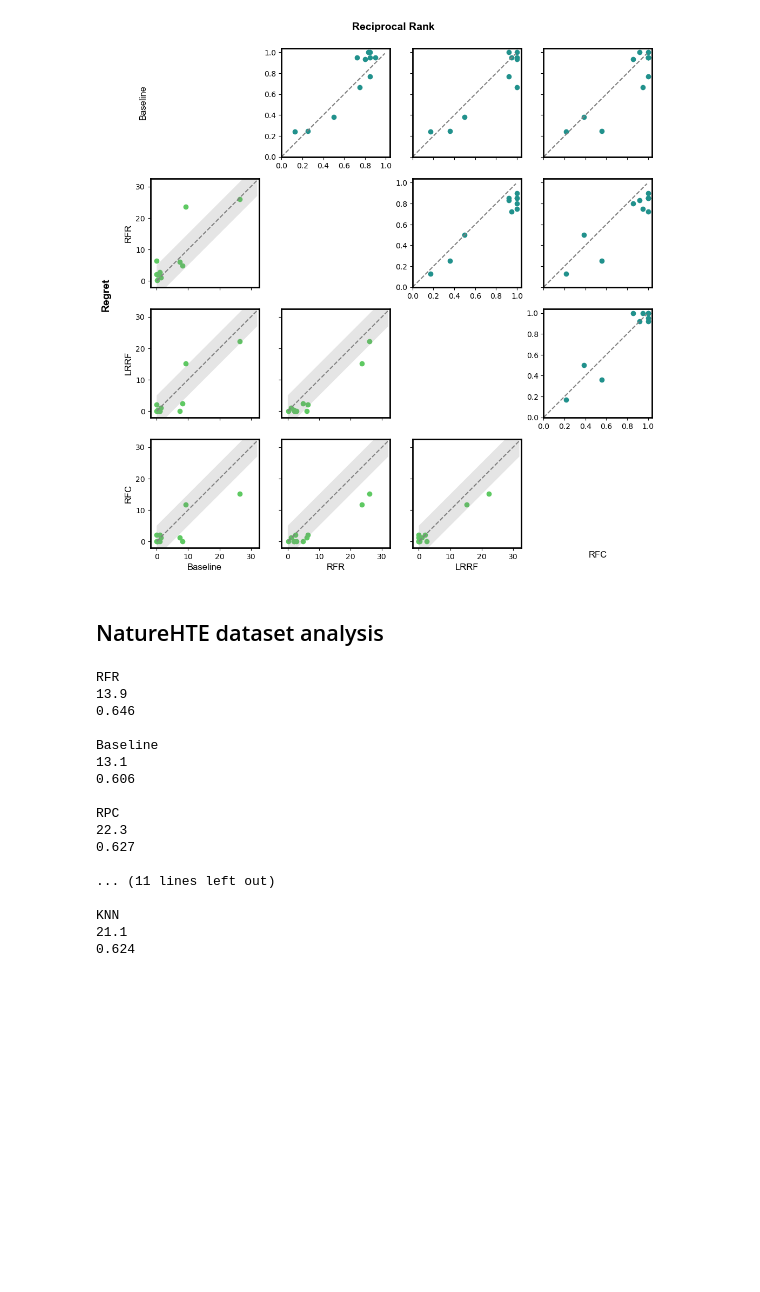
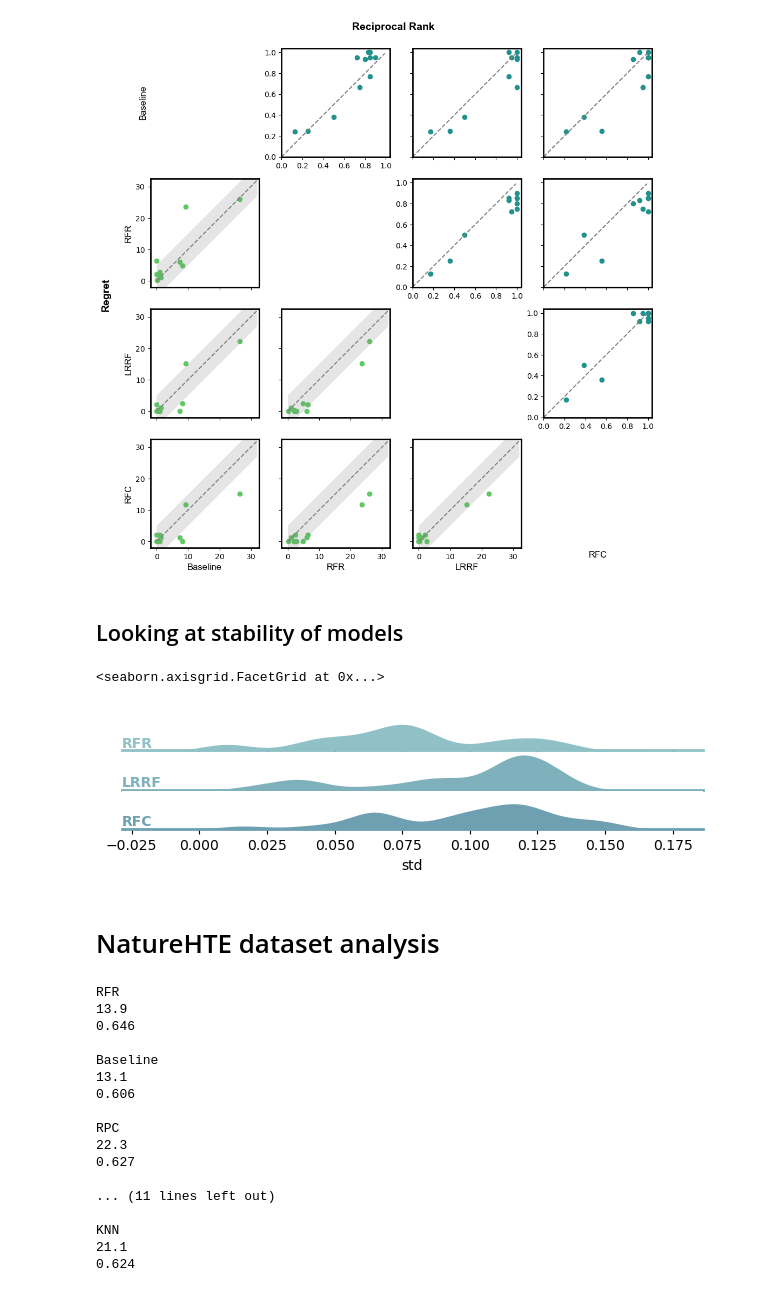
Before and after one commit to ZimmermanGroup/LabelRanking, a Jupyter notebook: performance_analysis.ipynb, the cells around one changed output. Cells and saved outputs as stored; diff of their text form; code cells hidden in the pictures; blank space fills up the shorter version.

Commit message:
Model stability analysis

```diff
--- a/performance_analysis.ipynb
+++ b/performance_analysis.ipynb
@@ -277,8 +117,77 @@ KNN
 3.4
 0.816
 [figure]
+# %% [markdown]
+## Looking at stability of models
+# %%
+# amine2_dicts = [{}, {}, {}, {}]
+# for k, v in amine6_dict.items():
+#     for i in range(4) :
+#         amine2_dicts[i].update({
+#             k:v.iloc[110*i:110*(i+1),:]
+#         })
+# amine2_dfs = []
+# std_by_model = {"model":[], "std":[]}
+# for dict_obj in amine2_dicts :
+#     for k, v in dict_obj.items():
+#         if k in ["RFR", "LRRF", "RFC"] :
+#             std_list = []
+#             for i in range(11) :
+#                 std_list.append(v.iloc[10*i:10*(i+1), -4].std())
+#             std_by_model["std"].extend(std_list)
+#             std_by_model["model"].extend([k]*len(std_list))
+
+cat_dicts = [{}, {}]
+for k, v in cat12_dict.items():
+    for i in range(2) :
+        cat_dicts[i].update({
+            k:v.iloc[110*i:110*(i+1),:]
+        })
+cat_dfs = []
+std_by_model = {"model":[], "std":[]}
+for dict_obj in cat_dicts :
+    for k, v in dict_obj.items():
+        if k in ["RFR", "LRRF", "RFC"] :
+            std_list = []
+            for i in range(11) :
+                std_list.append(v.iloc[10*i:10*(i+1), -4].std())
+            std_by_model["std"].extend(std_list)
+            std_by_model["model"].extend([k]*len(std_list))
+df = pd.DataFrame(std_by_model)
+# Initialize the FacetGrid object
+pal = sns.cubehelix_palette(10, rot=-.25, light=.7)
+g = sns.FacetGrid(df, row="model", hue="model", aspect=15, height=.5, palette=pal)
+
+# Draw the densities in a few steps
+g.map(sns.kdeplot, "std",
+      bw_adjust=.5, clip_on=False,
+      fill=True, alpha=1, linewidth=0.5)
+g.map(sns.kdeplot, "std", clip_on=False, color="w", lw=2, bw_adjust=.5)
+
+# passing color=None to refline() uses the hue mapping
+g.refline(y=0, linewidth=2, linestyle="-", color=None, clip_on=False)
+
+# Define and use a simple function to label the plot in axes coordinates
+def label(x, color, label):
+    ax = plt.gca()
+    ax.text(0, .2, label, fontweight="bold", color=color,
+            ha="left", va="center", transform=ax.transAxes)
+
+
+g.map(label, "std")
+
+# Set the subplots to overlap
+g.figure.subplots_adjust(hspace=.05)
+
+# Remove axes details that don't play well with overlap
+g.set_titles("")
+g.set(yticks=[], ylabel="")
+g.despine(bottom=True, left=True)
+# %% [output]
+<seaborn.axisgrid.FacetGrid at 0x...>
+[figure, added]
 # %% [markdown]
-## NatureHTE dataset analysis
+# NatureHTE dataset analysis
 # %%
 sulfon_dict = prep_performance_by_model_dict("performance_excels/natureHTE/fp_sulfonamide_None_rem1rxns.xlsx")
 amide_dict = prep_performance_by_model_dict("performance_excels/natureHTE/fp_amide_None_rem1rxns.xlsx")
```
Also changed, not shown: parts of 2 cells of this notebook.
